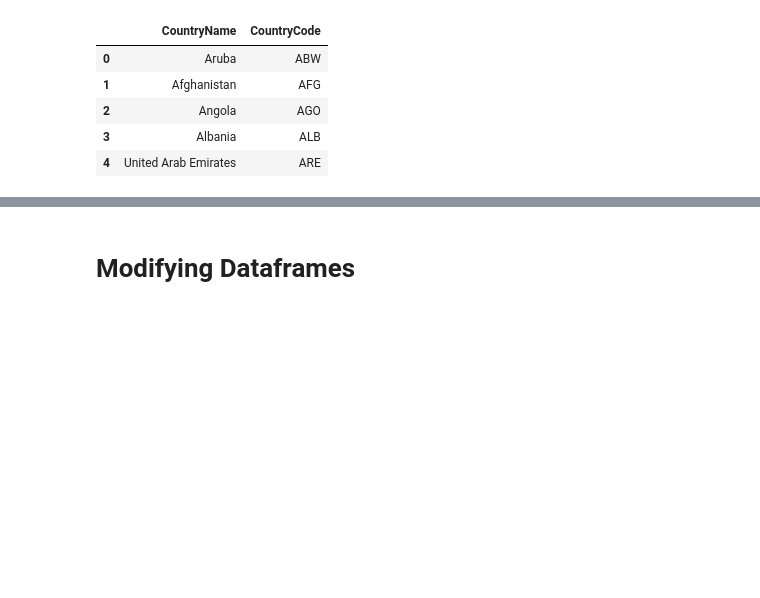
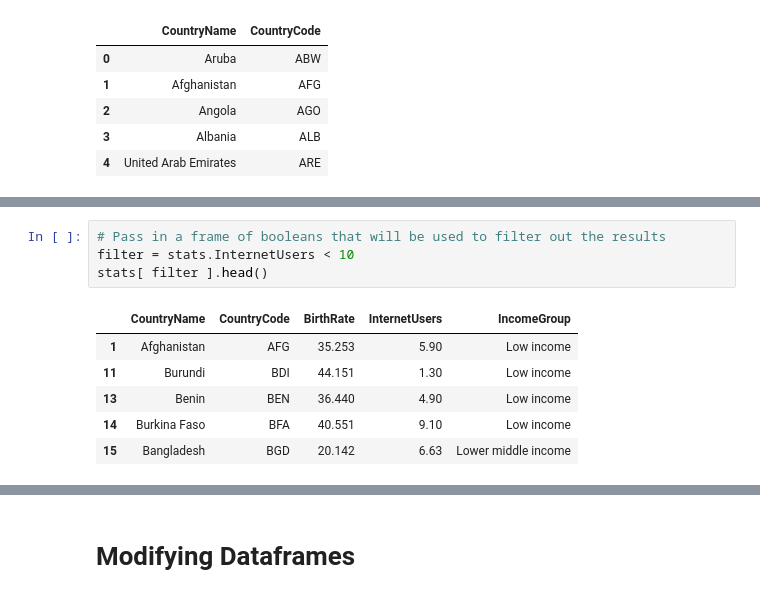
Before and after one commit to javidjamae/data-science, a Jupyter notebook: python/Pandas-Dataframes.ipynb, the cells around one changed output, grey strips where cells are left out. Saved outputs shown, nothing was run; the diff lists cells and outputs as text; blank space fills up the shorter version.

```diff
--- a/python/Pandas-Dataframes.ipynb
+++ b/python/Pandas-Dataframes.ipynb
@@ -241,0 +269,11 @@ stats[ 0:5 ][ [ 'CountryName', 'CountryCode' ] ]
+# %%
+# Pass in a frame of booleans that will be used to filter out the results
+filter = stats.InternetUsers < 10
+stats[ filter ].head()
+# %% [output]
+|  | CountryName | CountryCode | BirthRate | InternetUsers | IncomeGroup |
+| 1 | Afghanistan | AFG | 35.253 | 5.90 | Low income |
+| 11 | Burundi | BDI | 44.151 | 1.30 | Low income |
+| 13 | Benin | BEN | 36.440 | 4.90 | Low income |
+| 14 | Burkina Faso | BFA | 40.551 | 9.10 | Low income |
+| 15 | Bangladesh | BGD | 20.142 | 6.63 | Lower middle income |
```
Also changed, not shown: parts of 33 cells of this notebook, 4 other files.
